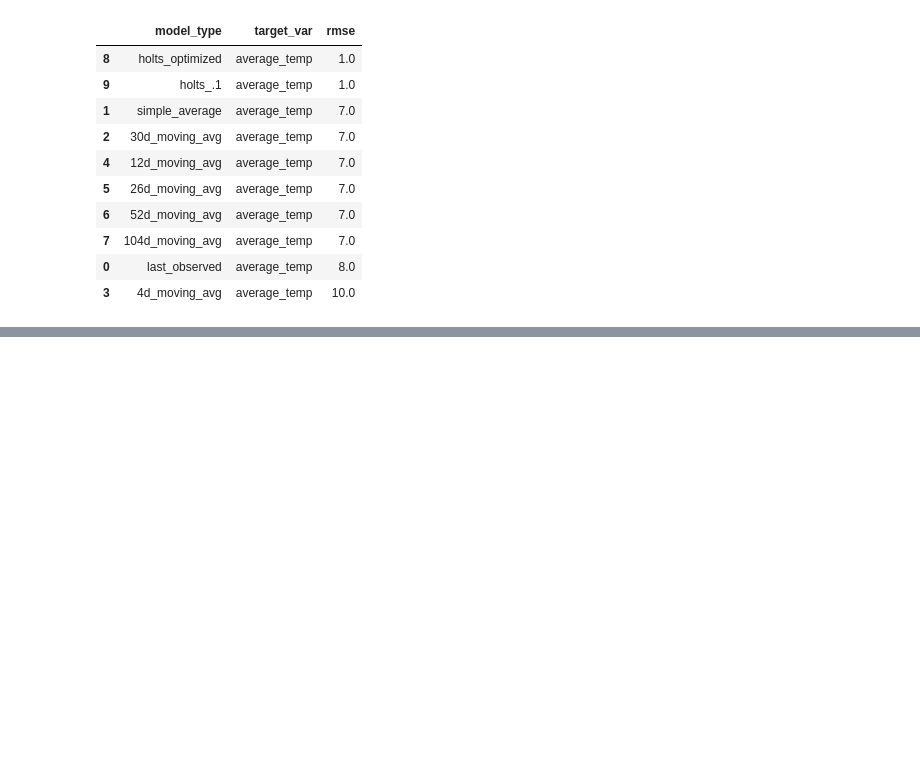
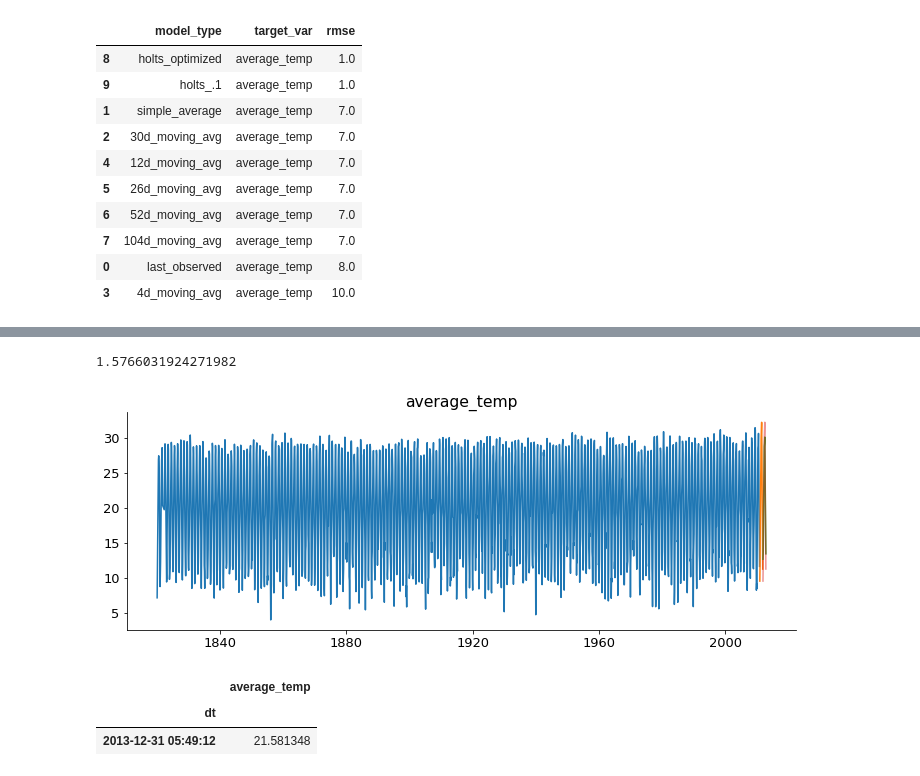
Before and after one commit to carlgriffin57/time-series-exercises, a Jupyter notebook: time-series-mini-project.ipynb, the cells around one changed output, grey strips where cells are left out. Cells and saved outputs as stored; diff of their text form; code cells hidden in the pictures; blank space fills up the shorter version.

```diff
--- a/time-series-mini-project.ipynb
+++ b/time-series-mini-project.ipynb
@@ -506,0 +527,4 @@ eval_df.sort_values(by='rmse')
+# %%
+validate = validate.drop(['city', 'country'], axis=1)
+# %%
+test = test.drop(['city', 'country'], axis=1)
@@ -506,0 +633,3 @@ eval_df.sort_values(by='rmse')
+# %%
+yhat_df = validate + train.diff(12).mean()
+yhat_df.index = test.index
@@ -506,0 +653,9 @@ eval_df.sort_values(by='rmse')
+# %%
+def final_plot(target_var):
+    plt.figure(figsize=(12,4))
+    plt.plot(train[target_var], label='train')
+    plt.plot(validate[target_var], label='validate')
+    plt.plot(test[target_var], label='test')
+    plt.plot(yhat_df[target_var], alpha=.5)
+    plt.title(target_var)
+    plt.show()
@@ -506,0 +665,8 @@ eval_df.sort_values(by='rmse')
+# %%
+rmse_average_temp
+# %% [output]
+1.5766031924271982
+# %%
+final_plot('average_temp')
+# %% [output]
+[figure, added]
@@ -506,0 +679,6 @@ eval_df.sort_values(by='rmse')
+# %%
+yhat_df.head()
+# %% [output]
+|  | average_temp |
+| dt |  |
+| 2013-12-31 05:49:12 | 21.581348 |
```
Also changed, not shown: parts of 23 cells of this notebook.
